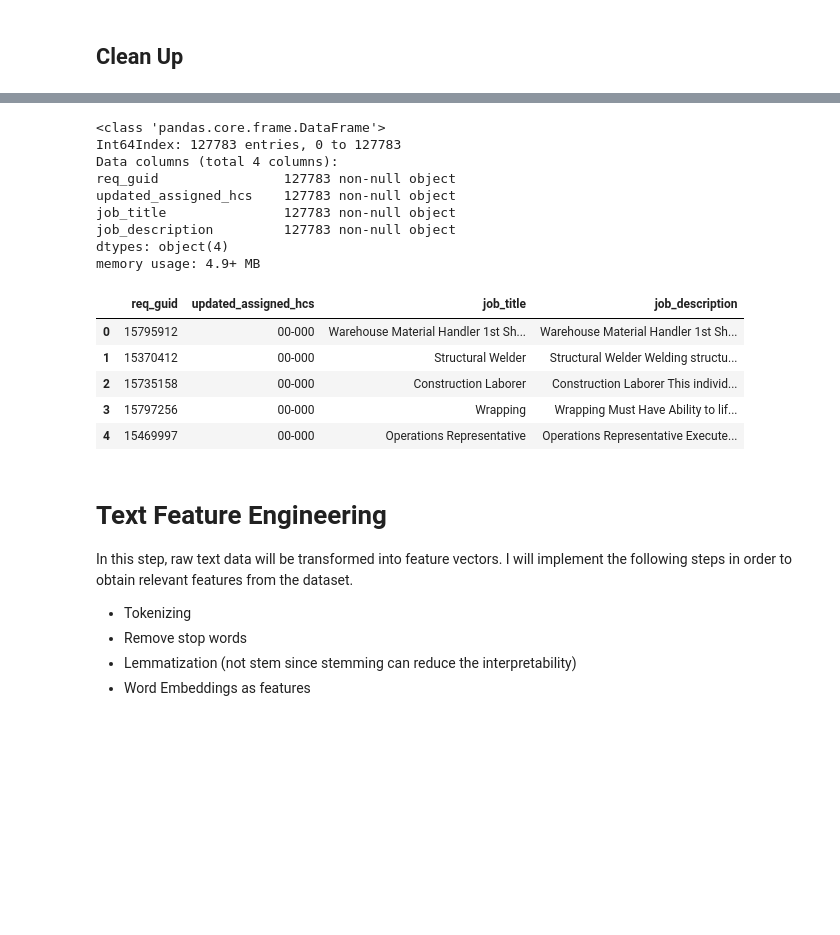
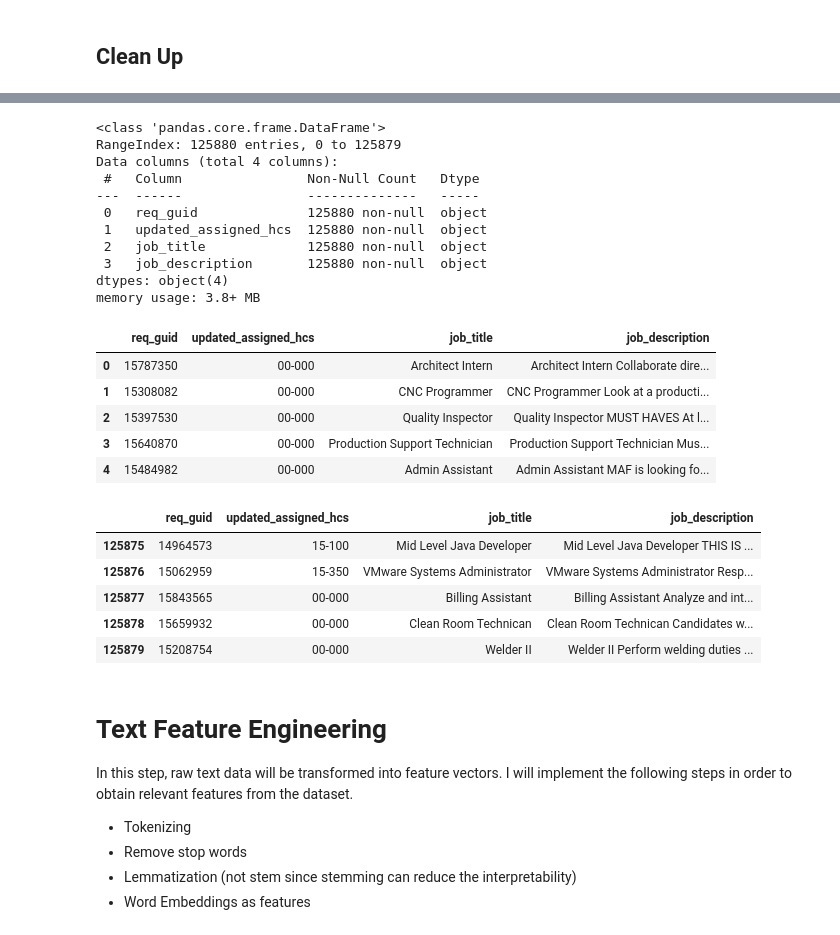
Before and after one commit to chen115y/PoC-Projects, a Jupyter notebook: NLP_Analysis_NNC/Occupation_NoSpark.ipynb, the cells around one changed output, grey strips where cells are left out. Drawn from its saved outputs; the diff is of its cells as text; code cells hidden in the pictures; blank space fills up the shorter version.

```diff
--- a/NLP_Analysis_NNC/Occupation_NoSpark.ipynb
+++ b/NLP_Analysis_NNC/Occupation_NoSpark.ipynb
@@ -77,7 +71,7 @@ True
 # %% [markdown]
 ## Load Job Description CSV Data
 # %%
-df = pd.read_csv('./job_descriptions.csv', header='infer')
+df = pd.read_csv('./golden_training_hcs_15_18_19.csv', header='infer')
 df.info()
 # %% [output]
 <class 'pandas.core.frame.DataFrame'>
@@ -104,0 +99,8 @@ df.dropna(inplace=True)
+# %%
+# remove any rows without job_description and this may change the index order
+df.dropna(inplace=True)
+# need to reset the index since the index will be used to concat the tables
+df = df.reset_index(drop=True)
+# check if index is reset
+df.head()
+df.tail()
@@ -111,22 +126,31 @@ df = df[['req_guid', 'updated_assigned_hcs', 'job_title', 'job_description']]
 # %%
 df.info()
 df.head()
+df.tail()
 # %% [output]
 <class 'pandas.core.frame.DataFrame'>
-Int64Index: 127783 entries, 0 to 127783
+RangeIndex: 125880 entries, 0 to 125879
 Data columns (total 4 columns):
-req_guid                127783 non-null object
-updated_assigned_hcs    127783 non-null object
-job_title               127783 non-null object
-job_description         127783 non-null object
+ #   Column                Non-Null Count   Dtype
+---  ------                --------------   -----
+ 0   req_guid              125880 non-null  object
+ 1   updated_assigned_hcs  125880 non-null  object
+ 2   job_title             125880 non-null  object
+ 3   job_description       125880 non-null  object
 dtypes: object(4)
-memory usage: 4.9+ MB
+memory usage: 3.8+ MB
 |  | req_guid | updated_assigned_hcs | job_title | job_description |
-| 0 | 15795912 | 00-000 | Warehouse Material Handler 1st Sh... | Warehouse Material Handler 1st Sh... |
-| 1 | 15370412 | 00-000 | Structural Welder | Structural Welder Welding structu... |
-| 2 | 15735158 | 00-000 | Construction Laborer | Construction Laborer This individ... |
-| 3 | 15797256 | 00-000 | Wrapping | Wrapping Must Have Ability to lif... |
-| 4 | 15469997 | 00-000 | Operations Representative | Operations Representative Execute... |
+| 0 | 15787350 | 00-000 | Architect Intern | Architect Intern Collaborate dire... |
+| 1 | 15308082 | 00-000 | CNC Programmer | CNC Programmer Look at a producti... |
+| 2 | 15397530 | 00-000 | Quality Inspector | Quality Inspector MUST HAVES At l... |
+| 3 | 15640870 | 00-000 | Production Support Technician | Production Support Technician Mus... |
+| 4 | 15484982 | 00-000 | Admin Assistant | Admin Assistant MAF is looking fo... |
+|  | req_guid | updated_assigned_hcs | job_title | job_description |
+| 125875 | 14964573 | 15-100 | Mid Level Java Developer | Mid Level Java Developer THIS IS ... |
+| 125876 | 15062959 | 15-350 | VMware Systems Administrator | VMware Systems Administrator Resp... |
+| 125877 | 15843565 | 00-000 | Billing Assistant | Billing Assistant Analyze and int... |
+| 125878 | 15659932 | 00-000 | Clean Room Technican | Clean Room Technican Candidates w... |
+| 125879 | 15208754 | 00-000 | Welder II | Welder II Perform welding duties ... |
 # %% [markdown]
 # Text Feature Engineering
 
```
Also changed, not shown: parts of 45 cells of this notebook, 1 other file.
